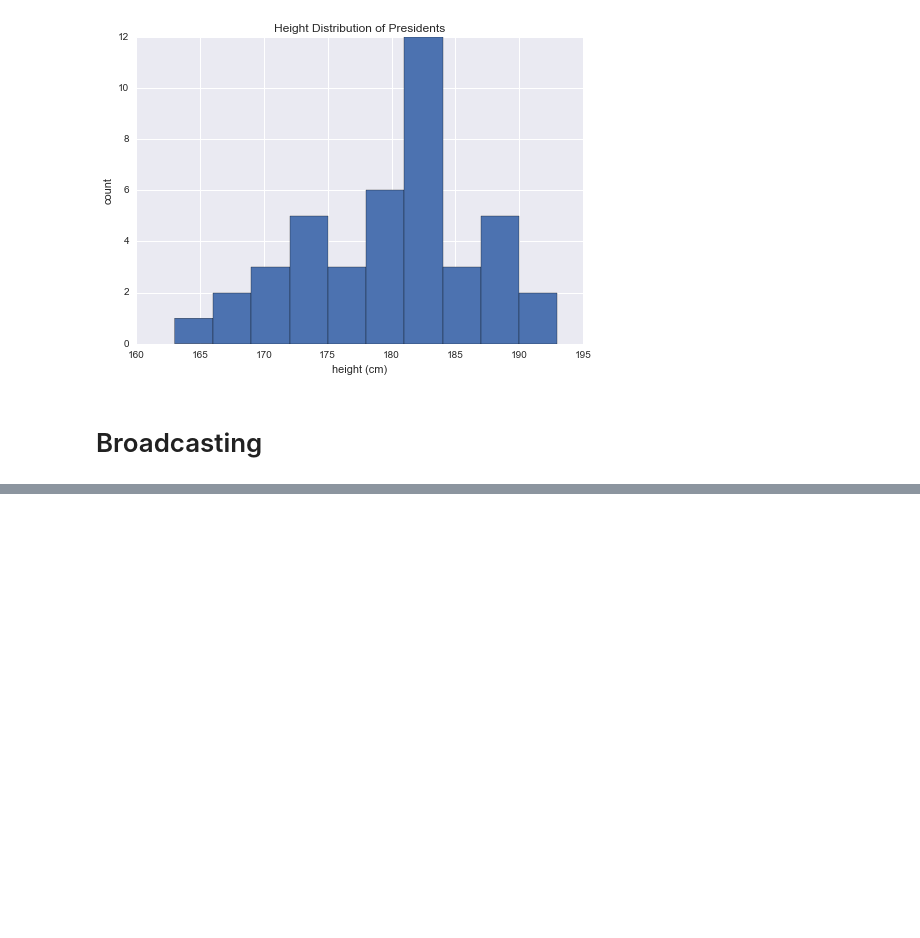
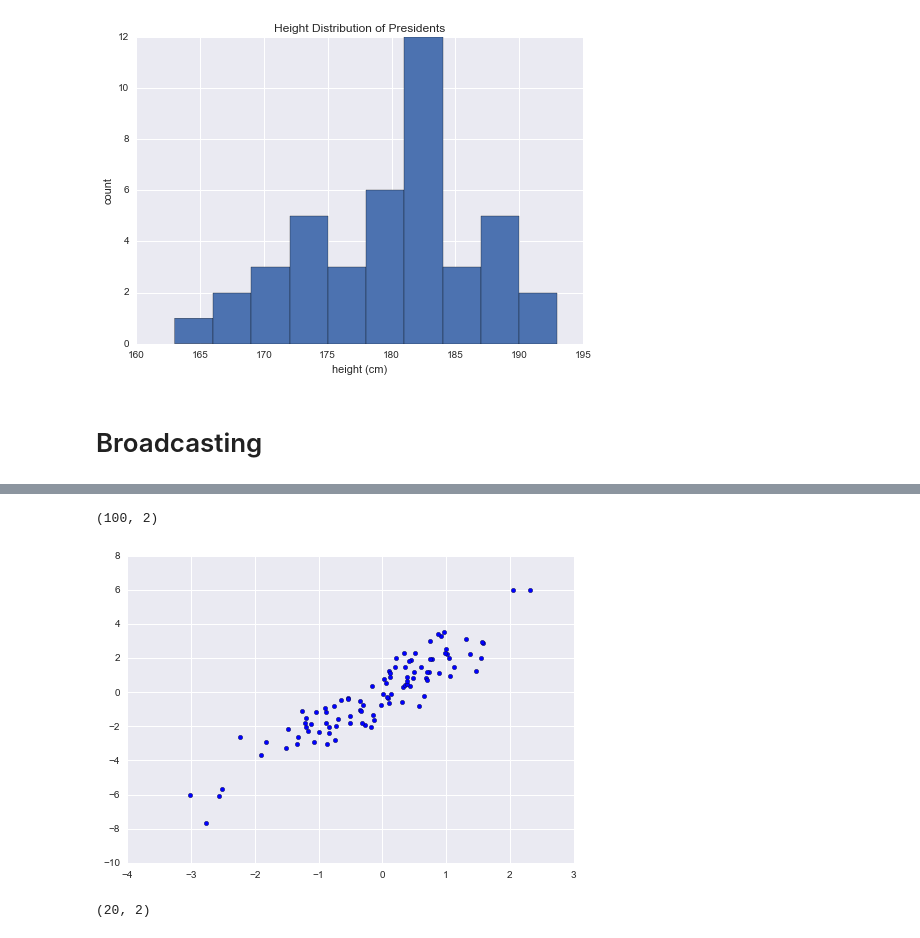
Before and after one commit to bergsfam/ml-projects, a Jupyter notebook: data_analysis/Explore_numpy.ipynb, the cells around one changed output, grey strips where cells are left out. Drawn from its saved outputs; the diff is of its cells as text; code cells hidden in the pictures; blank space fills up the shorter version.

```diff
--- a/data_analysis/Explore_numpy.ipynb
+++ b/data_analysis/Explore_numpy.ipynb
@@ -623,0 +733,17 @@ plt.ylabel('count')
+# %%
+mean = [0,0]
+cov = [[1,2],[2,5]]
+X = rand.multivariate_normal(mean, cov, 100)
+X.shape
+# %% [output]
+(100, 2)
+# %%
+plt.scatter(X[:,0], X[:,1]);
+# %% [output]
+[figure, added]
+# %%
+indices = np.random.choice(X.shape[0], 20, replace=False)
+selection = X[indices]
+selection.shape
+# %% [output]
+(20, 2)
```
Also changed, not shown: parts of 41 cells of this notebook.
